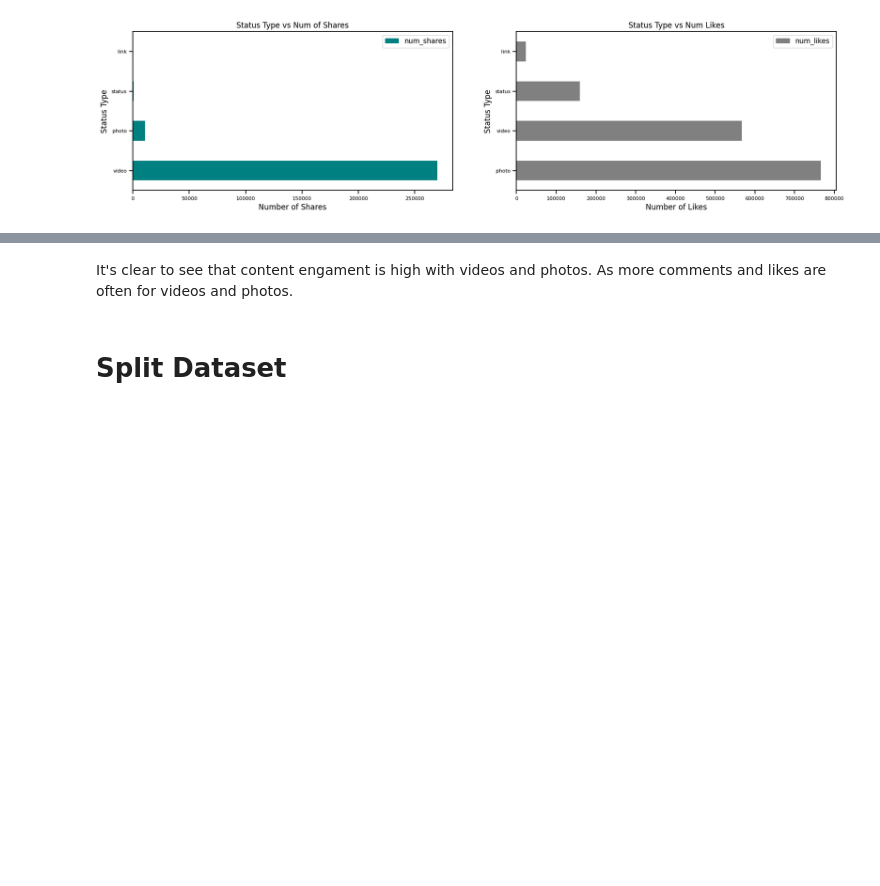
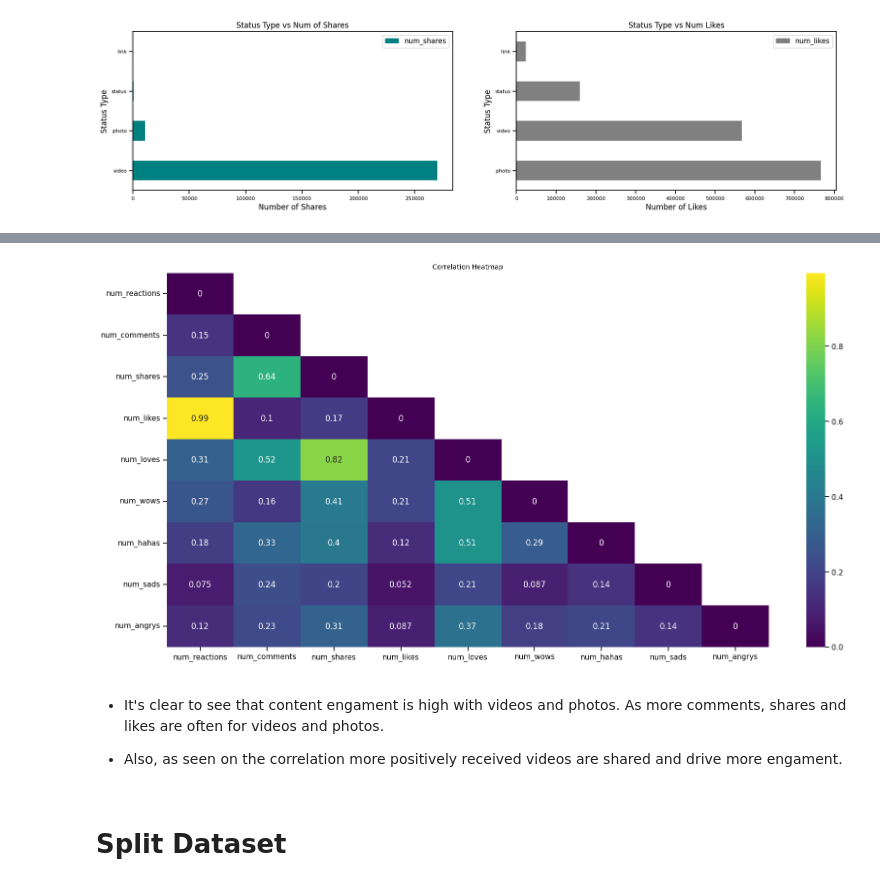
Before and after one commit to abu14/Kaggle_Project_Notebooks, a Jupyter notebook: facebook-live-seller-in-thailand-with-k-means.ipynb, the cells around one changed output, grey strips where cells are left out. Saved outputs shown, nothing was run; the diff lists cells and outputs as text; code cells hidden in the pictures; blank space fills up the shorter version.

```diff
--- a/facebook-live-seller-in-thailand-with-k-means.ipynb
+++ b/facebook-live-seller-in-thailand-with-k-means.ipynb
@@ -197,0 +222,5 @@ plt.grid(False);
+# %%
+
+numeric_df = df.select_dtypes(include=['number']) #only select numerical values in teh dataframe
+df_corr = numeric_df.corr() #pd.get_dummies(df.htype)
+df_corr.head(10)
@@ -198,5 +238,17 @@ plt.grid(False);
+# %%
+plt.figure(figsize=(20,10))
+#Let's creaate a mask so as to not get the upper triagle of our heatmap for visual purpose.
+mask = np.triu(np.ones(df_corr.shape),k=1)
+np.fill_diagonal(df_corr.values, 0) # we set teh diagonal values to 0
+sns.heatmap(data=df_corr,annot=True,cmap='viridis',mask=mask)
+plt.title("Correlation Heatmap", fontsize=10)
+plt.show()
+# %% [output]
+[figure, added]
 # %% [markdown]
-It's clear to see that content engament is high with videos and photos. As more comments and likes are often for videos and photos.
+- It's clear to see that content engament is high with videos and photos. As more comments, shares and likes are often for videos and photos.
+
+- Also, as seen on the correlation more positively received videos are shared and drive more engament.
 # %% [markdown]
 # Split Dataset
 # %% [markdown]
```
Also changed, not shown: parts of 31 cells of this notebook.
